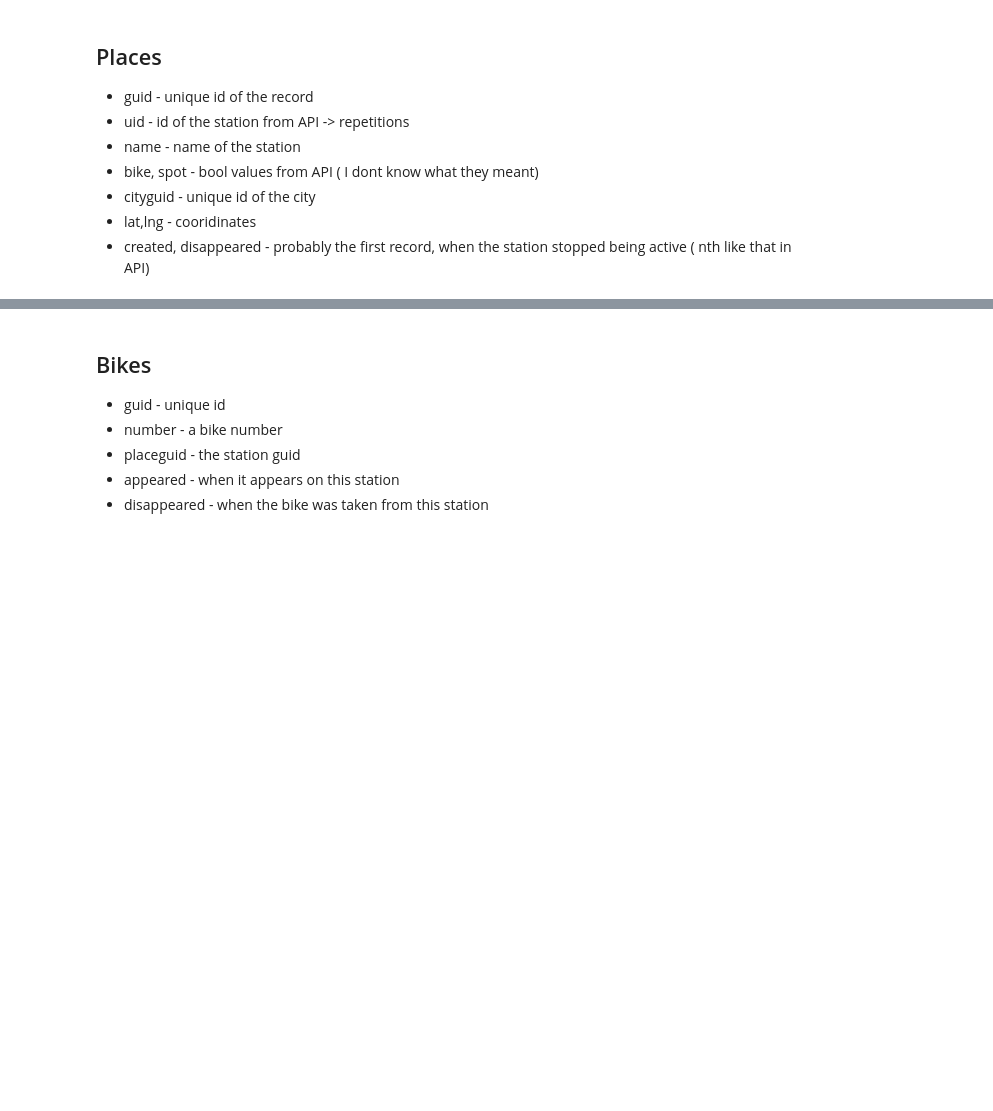
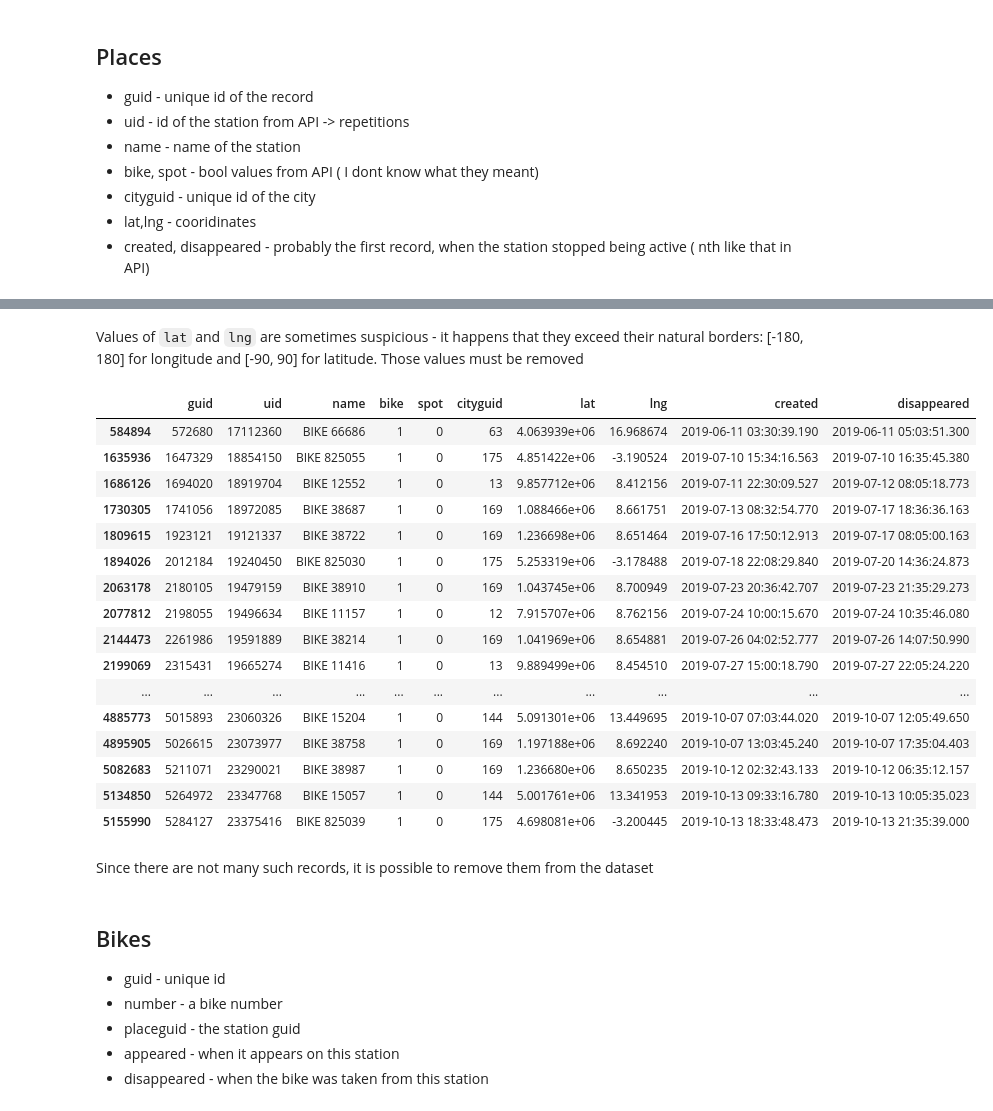
Before and after one commit to hadaszm/BDA, a Jupyter notebook: data_exploration.ipynb, the cells around one changed output, grey strips where cells are left out. Saved outputs shown, nothing was run; the diff lists cells and outputs as text; code cells hidden in the pictures; blank space fills up the shorter version.

```diff
--- a/data_exploration.ipynb
+++ b/data_exploration.ipynb
@@ -132,3 +156,27 @@ places.head()
+# %% [markdown]
+Values of `lat` and `lng` are sometimes suspicious - it happens that they exceed their natural borders: [-180, 180] for longitude and [-90, 90] for latitude. Those values must be removed
+# %%
+places.loc[(places['lat'].abs()>90) | (places['lng'].abs()>180)]
+# %% [output]
+|  | guid | uid | name | bike | spot | cityguid | lat | lng | created | disappeared |
+| 584894 | 572680 | 17112360 | BIKE 66686 | 1 | 0 | 63 | 4.063939e+06 | 16.968674 | 2019-06-11 03:30:39.190 | 2019-06-11 05:03:51.300 |
+| 1635936 | 1647329 | 18854150 | BIKE 825055 | 1 | 0 | 175 | 4.851422e+06 | -3.190524 | 2019-07-10 15:34:16.563 | 2019-07-10 16:35:45.380 |
+| 1686126 | 1694020 | 18919704 | BIKE 12552 | 1 | 0 | 13 | 9.857712e+06 | 8.412156 | 2019-07-11 22:30:09.527 | 2019-07-12 08:05:18.773 |
+| 1730305 | 1741056 | 18972085 | BIKE 38687 | 1 | 0 | 169 | 1.088466e+06 | 8.661751 | 2019-07-13 08:32:54.770 | 2019-07-17 18:36:36.163 |
+| 1809615 | 1923121 | 19121337 | BIKE 38722 | 1 | 0 | 169 | 1.236698e+06 | 8.651464 | 2019-07-16 17:50:12.913 | 2019-07-17 08:05:00.163 |
+| 1894026 | 2012184 | 19240450 | BIKE 825030 | 1 | 0 | 175 | 5.253319e+06 | -3.178488 | 2019-07-18 22:08:29.840 | 2019-07-20 14:36:24.873 |
+| 2063178 | 2180105 | 19479159 | BIKE 38910 | 1 | 0 | 169 | 1.043745e+06 | 8.700949 | 2019-07-23 20:36:42.707 | 2019-07-23 21:35:29.273 |
+| 2077812 | 2198055 | 19496634 | BIKE 11157 | 1 | 0 | 12 | 7.915707e+06 | 8.762156 | 2019-07-24 10:00:15.670 | 2019-07-24 10:35:46.080 |
+| 2144473 | 2261986 | 19591889 | BIKE 38214 | 1 | 0 | 169 | 1.041969e+06 | 8.654881 | 2019-07-26 04:02:52.777 | 2019-07-26 14:07:50.990 |
+| 2199069 | 2315431 | 19665274 | BIKE 11416 | 1 | 0 | 13 | 9.889499e+06 | 8.454510 | 2019-07-27 15:00:18.790 | 2019-07-27 22:05:24.220 |
+| ... | ... | ... | ... | ... | ... | ... | ... | ... | ... | ... |
+| 4885773 | 5015893 | 23060326 | BIKE 15204 | 1 | 0 | 144 | 5.091301e+06 | 13.449695 | 2019-10-07 07:03:44.020 | 2019-10-07 12:05:49.650 |
+| 4895905 | 5026615 | 23073977 | BIKE 38758 | 1 | 0 | 169 | 1.197188e+06 | 8.692240 | 2019-10-07 13:03:45.240 | 2019-10-07 17:35:04.403 |
+| 5082683 | 5211071 | 23290021 | BIKE 38987 | 1 | 0 | 169 | 1.236680e+06 | 8.650235 | 2019-10-12 02:32:43.133 | 2019-10-12 06:35:12.157 |
+| 5134850 | 5264972 | 23347768 | BIKE 15057 | 1 | 0 | 144 | 5.001761e+06 | 13.341953 | 2019-10-13 09:33:16.780 | 2019-10-13 10:05:35.023 |
+| 5155990 | 5284127 | 23375416 | BIKE 825039 | 1 | 0 | 175 | 4.698081e+06 | -3.200445 | 2019-10-13 18:33:48.473 | 2019-10-13 21:35:39.000 |
+# %% [markdown]
+Since there are not many such records, it is possible to remove them from the dataset
 # %% [markdown]
 ## Bikes
 - guid - unique id
```
Also changed, not shown: parts of 2 cells of this notebook, 1 other file.
